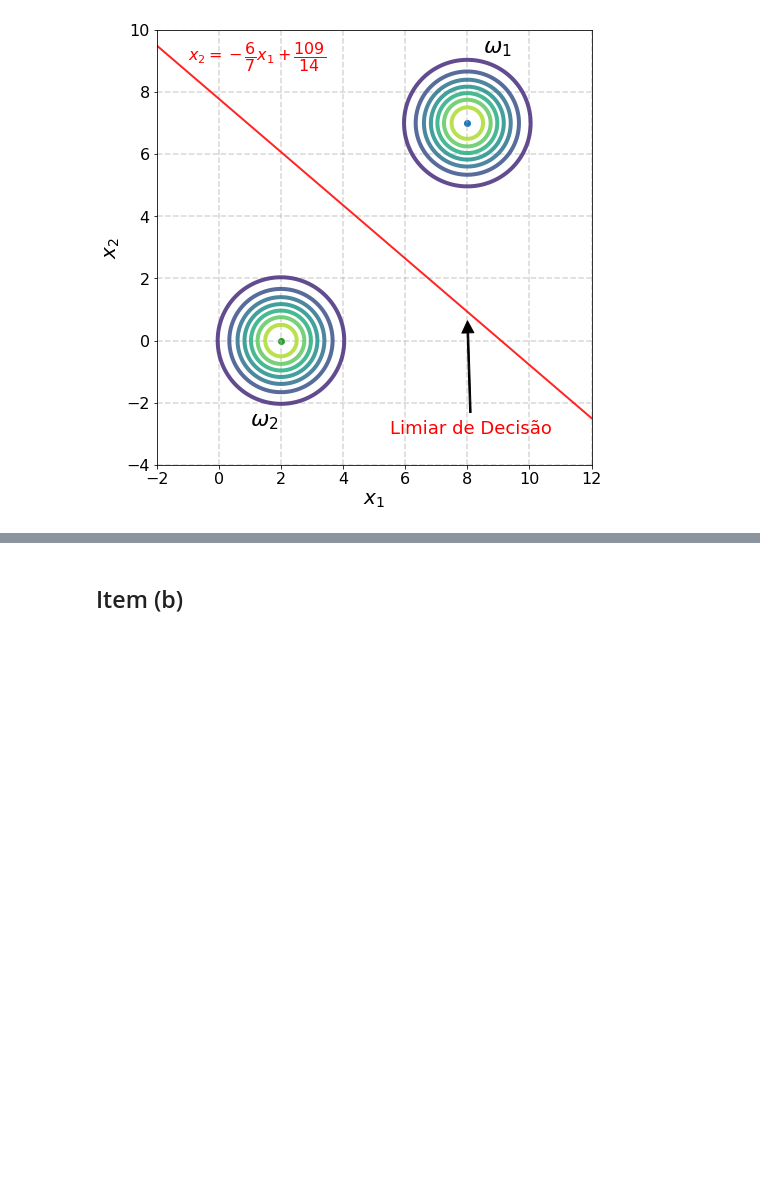
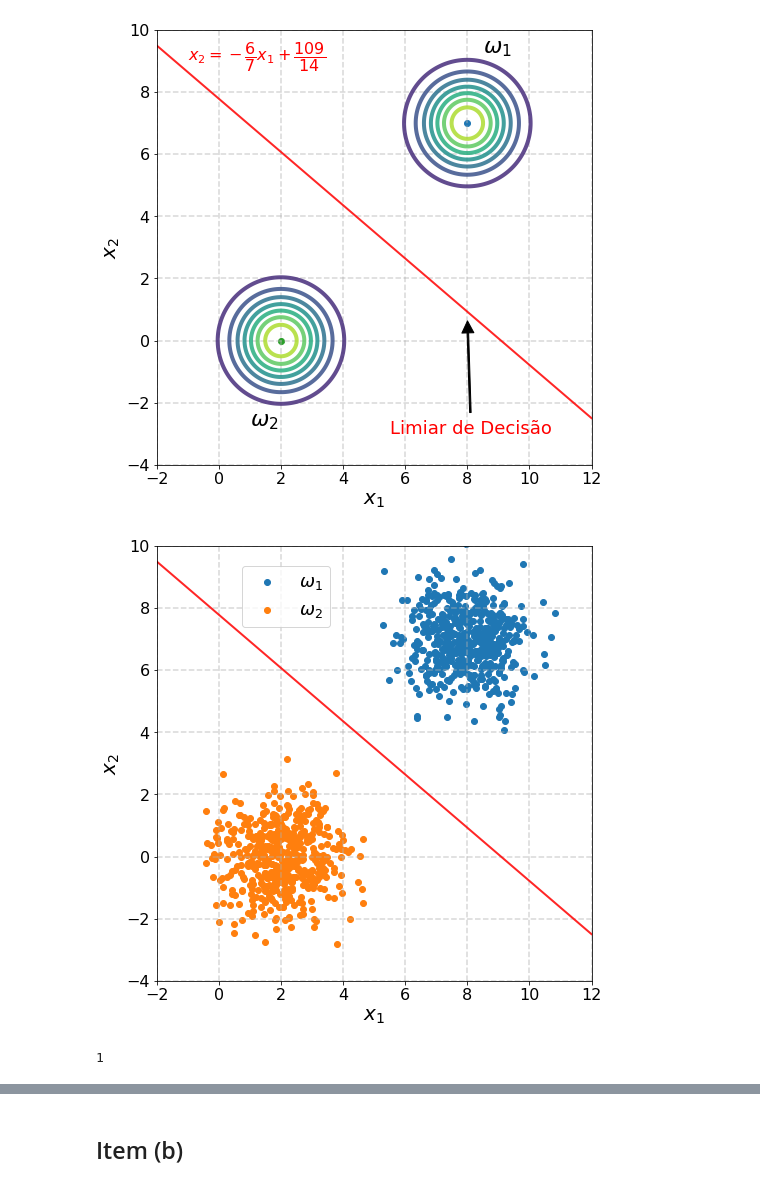
Before and after one commit to titocaco/disciplina_ml, a Jupyter notebook: ml_prova_5.ipynb, the cells around one changed output, grey strips where cells are left out. Drawn from its saved outputs; the diff is of its cells as text; code cells hidden in the pictures; blank space fills up the shorter version.

```diff
--- a/ml_prova_5.ipynb
+++ b/ml_prova_5.ipynb
@@ -84,3 +84,35 @@ plt.savefig('ml_prova_05a.pdf', formar='pdf', dpi=300, transparent=True, bbox_in
 plt.show()
 # %% [output]
 [figure]
+# %%
+dados_1 = np.random.multivariate_normal(mu1, epsilon1, size=int(N_PONTOS * 0.5))
+dados_2 = np.random.multivariate_normal(mu2, epsilon2, size=int(N_PONTOS * 0.5))
+
+plt.figure(figsize=(10, 8))
+plt.axes().set_aspect('equal')
+
+plt.scatter(dados_1[:, 0], dados_1[:, 1], label=r'$\omega_{1}$')
+plt.scatter(dados_2[:, 0], dados_2[:, 1], label=r'$\omega_{2}$')
+
+plt.legend(fontsize=18, loc='upper left', bbox_to_anchor=(0.175, 0.975))
+
+a = -6/7
+b = 109/14
+x1 = np.linspace(-2, 12, 10000, endpoint=True)
+x2 = a * x1 + b
+plt.plot(x1, x2, LineWidth=2, linestyle='-', color='red', alpha=0.85)
+
+plt.xticks(fontsize=16)
+plt.yticks(fontsize=16)
+plt.xlabel(r'$x_{1}$', fontsize=20)
+plt.ylabel(r'$x_{2}$', fontsize=20)
+plt.xlim(-2, 12)
+plt.ylim(-4, 10)
+
+plt.grid(True, linestyle='--', linewidth=1.5, alpha=0.5)
+
+plt.savefig('ml_prova_05d_a.pdf', formar='pdf', dpi=300, transparent=True, bbox_inches='tight')
+
+plt.show()
+# %% [output]
+[figure, added]
@@ -86,0 +132,4 @@ plt.show()
+# %%
+classifica(amostra=dados_1[0], limiar=[-6/7, 109/14])
+# %% [output]
+1
```
Also changed, not shown: parts of 15 cells of this notebook.
